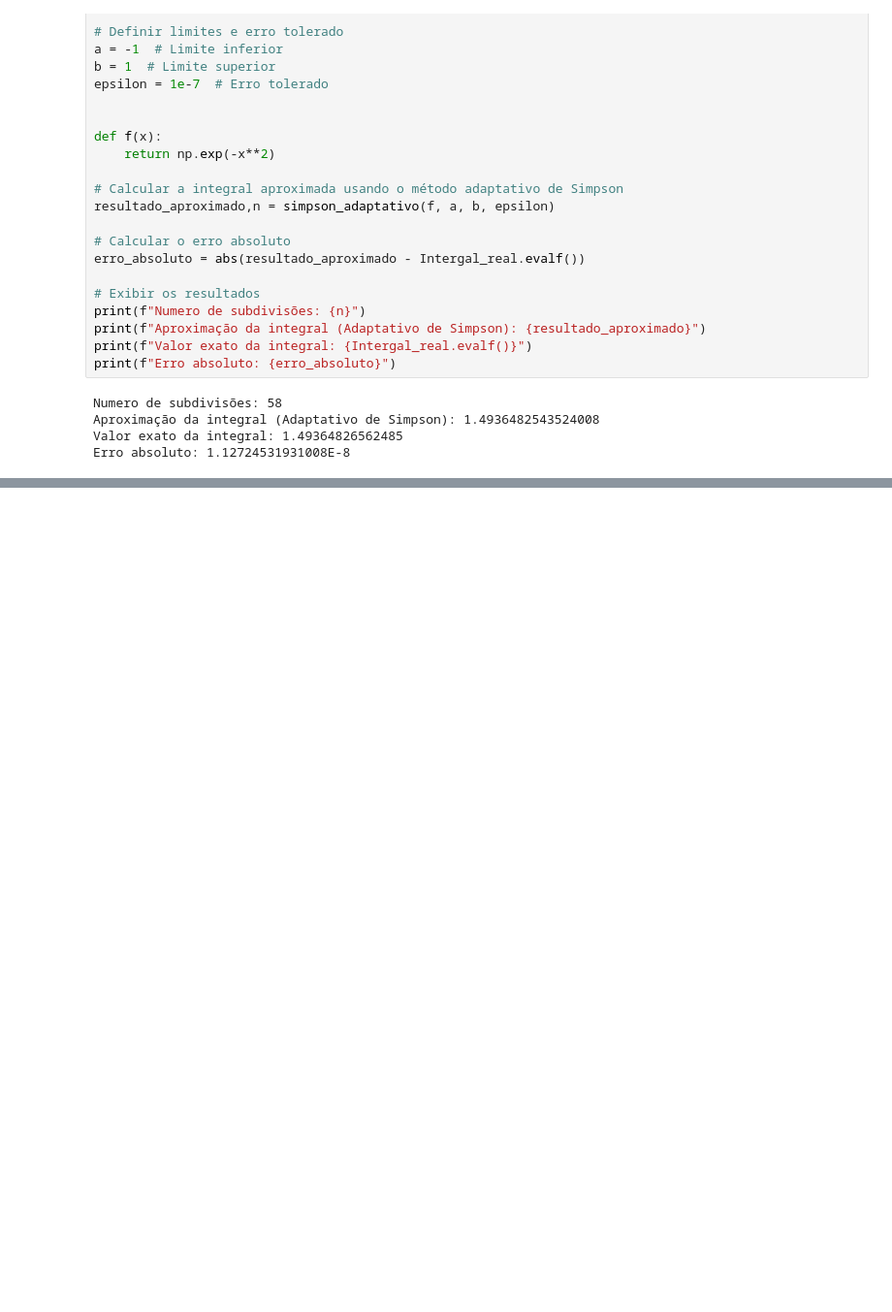
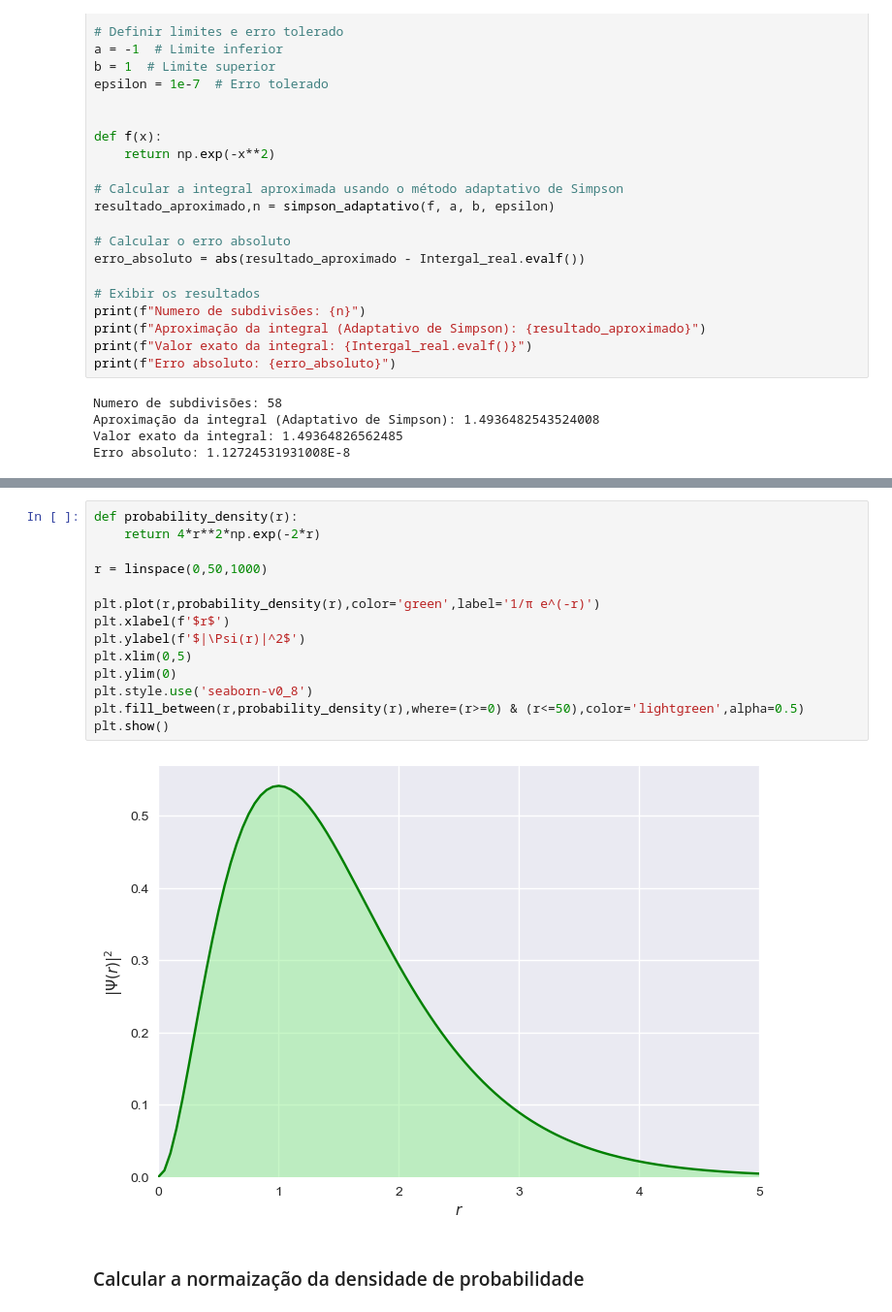
Before and after one commit to LuizDaniel-2/ATV7-FisComp, a Jupyter notebook: ATV7.ipynb, the cells around one changed output, grey strips where cells are left out. Shown: that part at 97% size. Cells and saved outputs as stored; diff of their text form; blank space fills up the shorter version.

```diff
--- a/ATV7.ipynb
+++ b/ATV7.ipynb
@@ -262,0 +282,18 @@ Erro absoluto: 1.12724531931008E-8
+# %%
+def probability_density(r):
+    return 4*r**2*np.exp(-2*r)
+
+r = linspace(0,50,1000)
+
+plt.plot(r,probability_density(r),color='green',label='1/π e^(-r)')
+plt.xlabel(f'$r$')
+plt.ylabel(f'$|\Psi(r)|^2$')
+plt.xlim(0,5)
+plt.ylim(0)
+plt.style.use('seaborn-v0_8')
+plt.fill_between(r,probability_density(r),where=(r>=0) & (r<=50),color='lightgreen',alpha=0.5)
+plt.show()
+# %% [output]
+[figure, added]
+# %% [markdown]
+### Calcular a normaização da densidade de probabilidade
```
Also changed, not shown: parts of 9 cells of this notebook.
